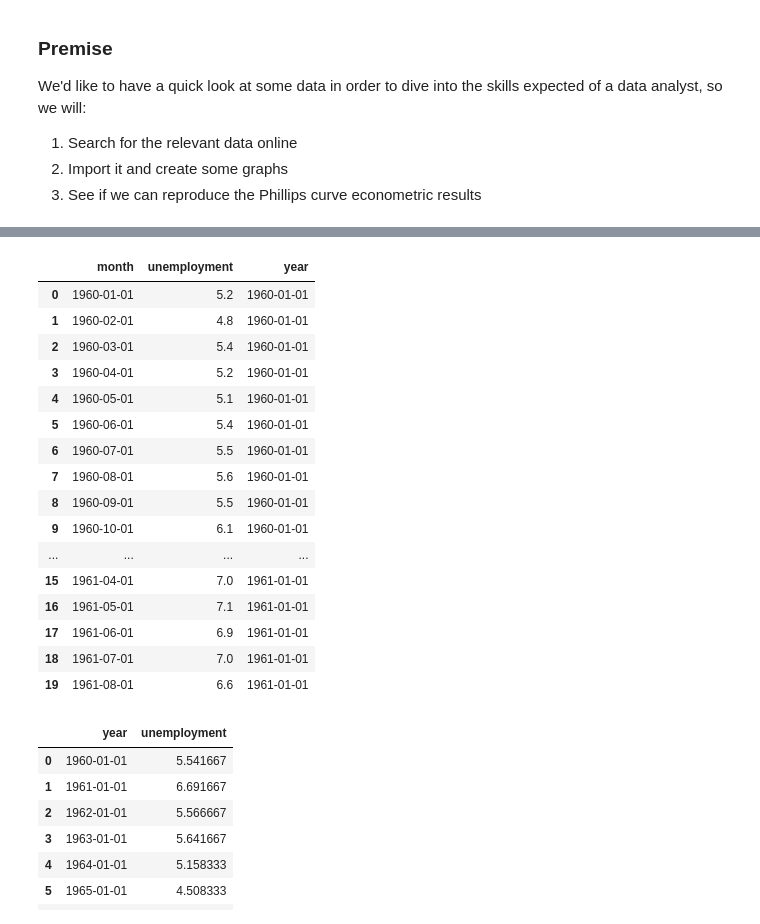
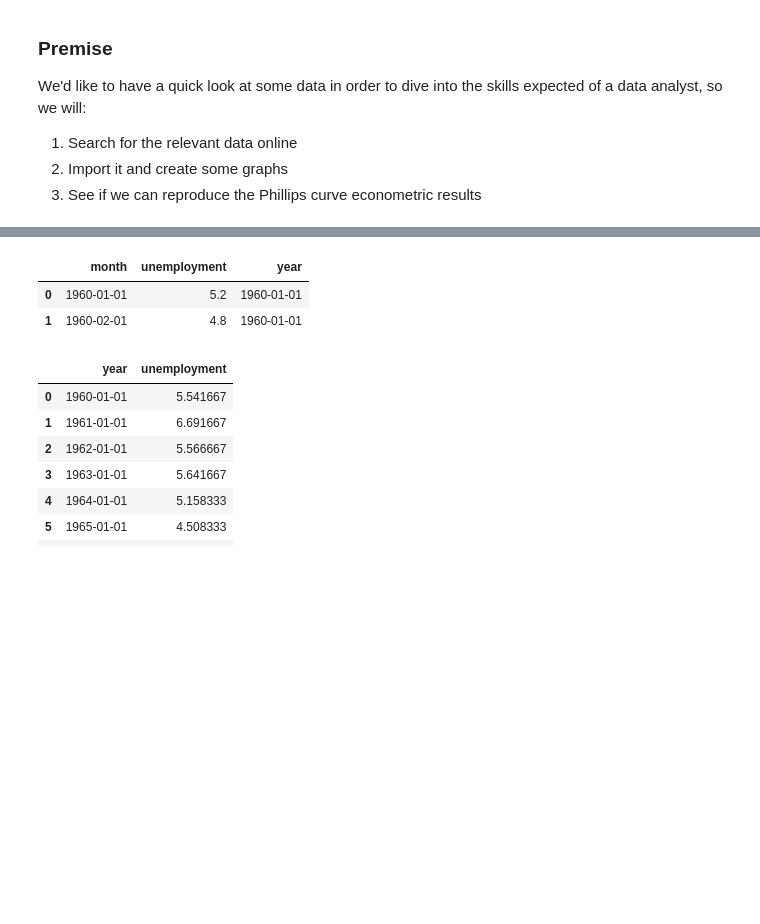
Before and after one commit to subthalamic/subthalamic, a Jupyter notebook: luca-intro/Phillips curve.ipynb, the cells around one changed output, grey strips where cells are left out. Cells and saved outputs as stored; diff of their text form; code cells hidden in the pictures; blank space fills up the shorter version.

```diff
--- a/luca-intro/Phillips curve.ipynb
+++ b/luca-intro/Phillips curve.ipynb
@@ -62,6 +114,4 @@ inflation.head(10)
 # %%
 inflation.columns = ['year', 'inflation']
 # %%
-unemployment = pd.read_csv("data/unemployment.csv")
-
-unemployment.head(10)
+unemployment = pd.read_csv("unemployment.csv")
@@ -82,28 +120,14 @@ unemployment.columns = ['month', 'unemployment']
 # %%
 # now we aggregate the unemployment data from the monthly level to the yearly one
 
 # create the yearly date out of the monthly string date
 unemployment['year'] = [date_string[:4] + '-01-01' for date_string in unemployment['month']]
 
-unemployment.head(20)
+unemployment.head(2)
 # %% [output]
 |  | month | unemployment | year |
 | 0 | 1960-01-01 | 5.2 | 1960-01-01 |
 | 1 | 1960-02-01 | 4.8 | 1960-01-01 |
-| 2 | 1960-03-01 | 5.4 | 1960-01-01 |
-| 3 | 1960-04-01 | 5.2 | 1960-01-01 |
-| 4 | 1960-05-01 | 5.1 | 1960-01-01 |
-| 5 | 1960-06-01 | 5.4 | 1960-01-01 |
-| 6 | 1960-07-01 | 5.5 | 1960-01-01 |
-| 7 | 1960-08-01 | 5.6 | 1960-01-01 |
-| 8 | 1960-09-01 | 5.5 | 1960-01-01 |
-| 9 | 1960-10-01 | 6.1 | 1960-01-01 |
-| ... | ... | ... | ... |
-| 15 | 1961-04-01 | 7.0 | 1961-01-01 |
-| 16 | 1961-05-01 | 7.1 | 1961-01-01 |
-| 17 | 1961-06-01 | 6.9 | 1961-01-01 |
-| 18 | 1961-07-01 | 7.0 | 1961-01-01 |
-| 19 | 1961-08-01 | 6.6 | 1961-01-01 |
 # %%
 # create a new dataframe to store the aggregated data
 unemployment_yearly = pd.DataFrame(columns=['year', 'unemployment'])
```
Also changed, not shown: parts of 6 cells of this notebook.
